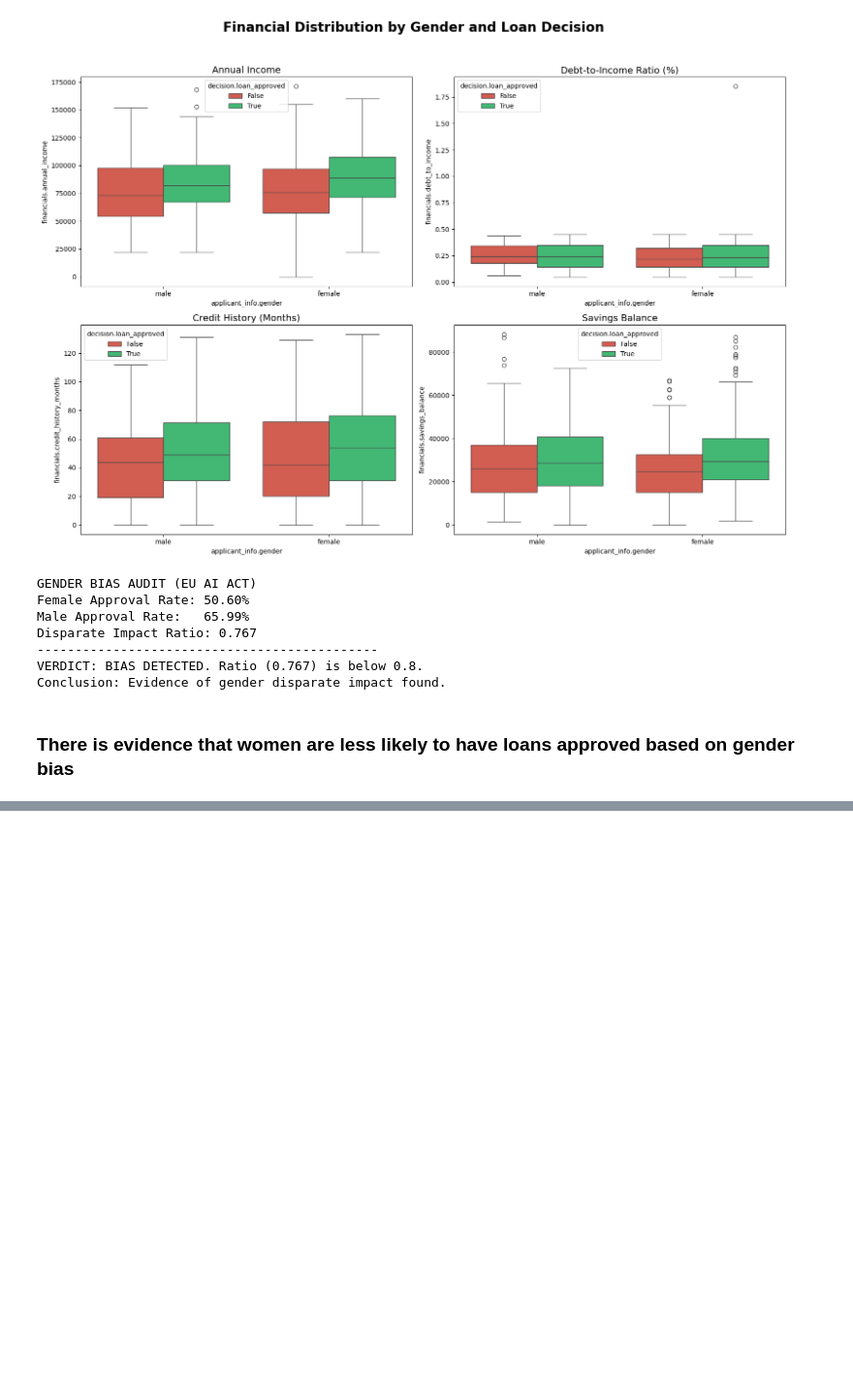
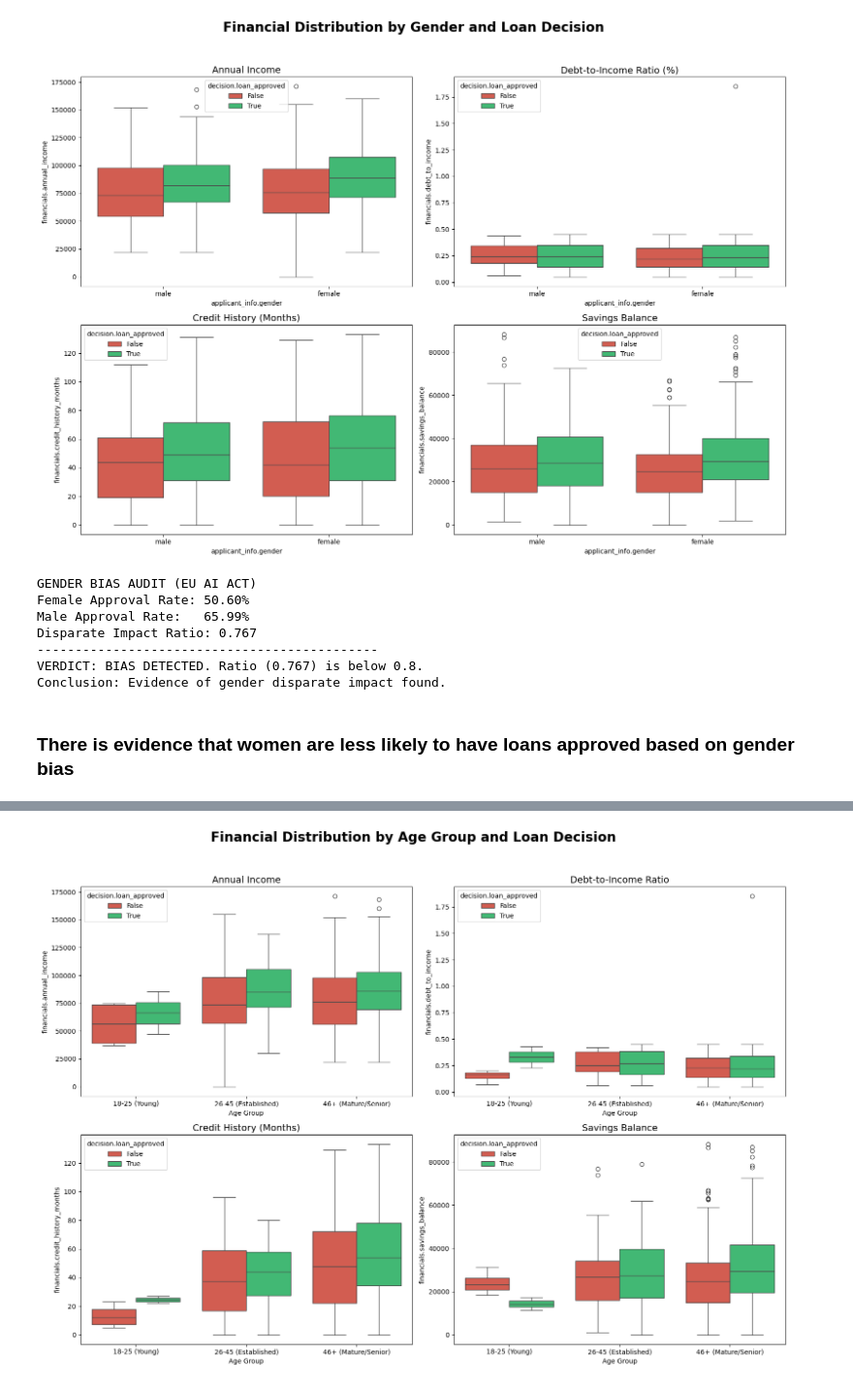
Before and after one commit to jjtobo97/dego-project-team8, a Jupyter notebook: 02-bias-analysis.ipynb, the cells around one changed output, grey strips where cells are left out. Shown at 97% size. Cells and saved outputs as stored; diff of their text form; code cells hidden in the pictures; blank space fills up the shorter version.

```diff
--- a/02-bias-analysis.ipynb
+++ b/02-bias-analysis.ipynb
@@ -484,0 +595,41 @@ Conclusion: Evidence of gender disparate impact found.
+# %%
+# Define an intuitive color palette: Green for Approved, Red for Rejected
+custom_palette = {True: "#2ecc71", False: "#e74c3c"}
+
+# Set up the figure for 4 subplots (2 rows, 2 columns)
+fig, axes = plt.subplots(2, 2, figsize=(16, 12))
+fig.suptitle('Financial Distribution by Age Group and Loan Decision', fontsize=20, fontweight='bold')
+
+# Subplot 1: Annual Income
+sns.boxplot(ax=axes[0, 0], x='age_group', y='financials.annual_income',
+            hue='decision.loan_approved', data=df_clean, palette=custom_palette,
+            order=['18-25 (Young)', '26-45 (Established)', '46+ (Mature/Senior)'])
+axes[0, 0].set_title('Annual Income', fontsize=14)
+axes[0, 0].set_xlabel('Age Group')
+
+# Subplot 2: Debt-to-Income (DTI)
+sns.boxplot(ax=axes[0, 1], x='age_group', y='financials.debt_to_income',
+            hue='decision.loan_approved', data=df_clean, palette=custom_palette,
+            order=['18-25 (Young)', '26-45 (Established)', '46+ (Mature/Senior)'])
+axes[0, 1].set_title('Debt-to-Income Ratio', fontsize=14)
+axes[0, 1].set_xlabel('Age Group')
+
+# Subplot 3: Credit History
+sns.boxplot(ax=axes[1, 0], x='age_group', y='financials.credit_history_months',
+            hue='decision.loan_approved', data=df_clean, palette=custom_palette,
+            order=['18-25 (Young)', '26-45 (Established)', '46+ (Mature/Senior)'])
+axes[1, 0].set_title('Credit History (Months)', fontsize=14)
+axes[1, 0].set_xlabel('Age Group')
+
+# Subplot 4: Savings Balance
+sns.boxplot(ax=axes[1, 1], x='age_group', y='financials.savings_balance',
+            hue='decision.loan_approved', data=df_clean, palette=custom_palette,
+            order=['18-25 (Young)', '26-45 (Established)', '46+ (Mature/Senior)'])
+axes[1, 1].set_title('Savings Balance', fontsize=14)
+axes[1, 1].set_xlabel('Age Group')
+
+# Adjust layout
+plt.tight_layout(rect=[0, 0.03, 1, 0.95])
+plt.show()
+# %% [output]
+[figure, added]
```
Also changed, not shown: parts of 7 cells of this notebook, 2 other files.
